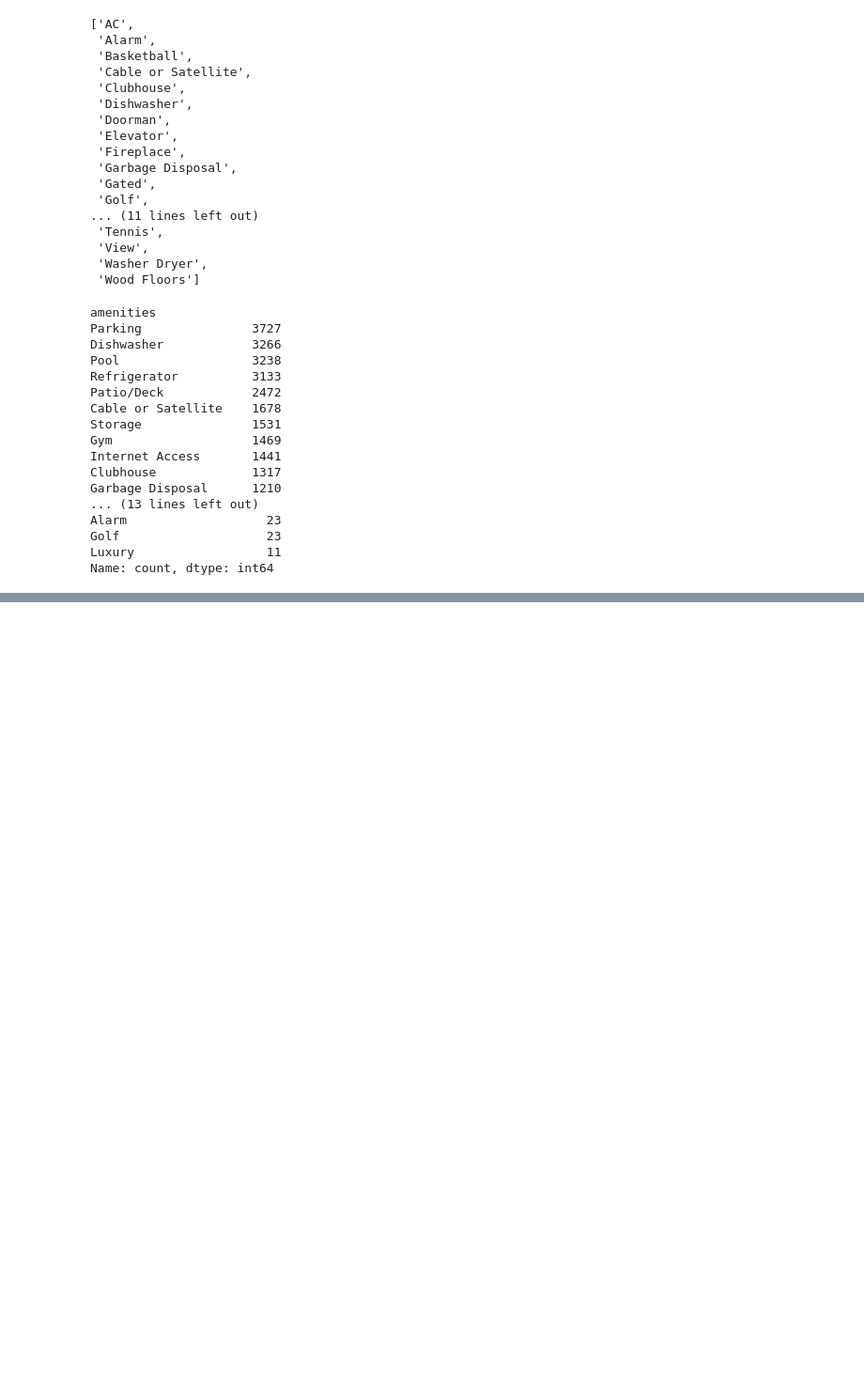
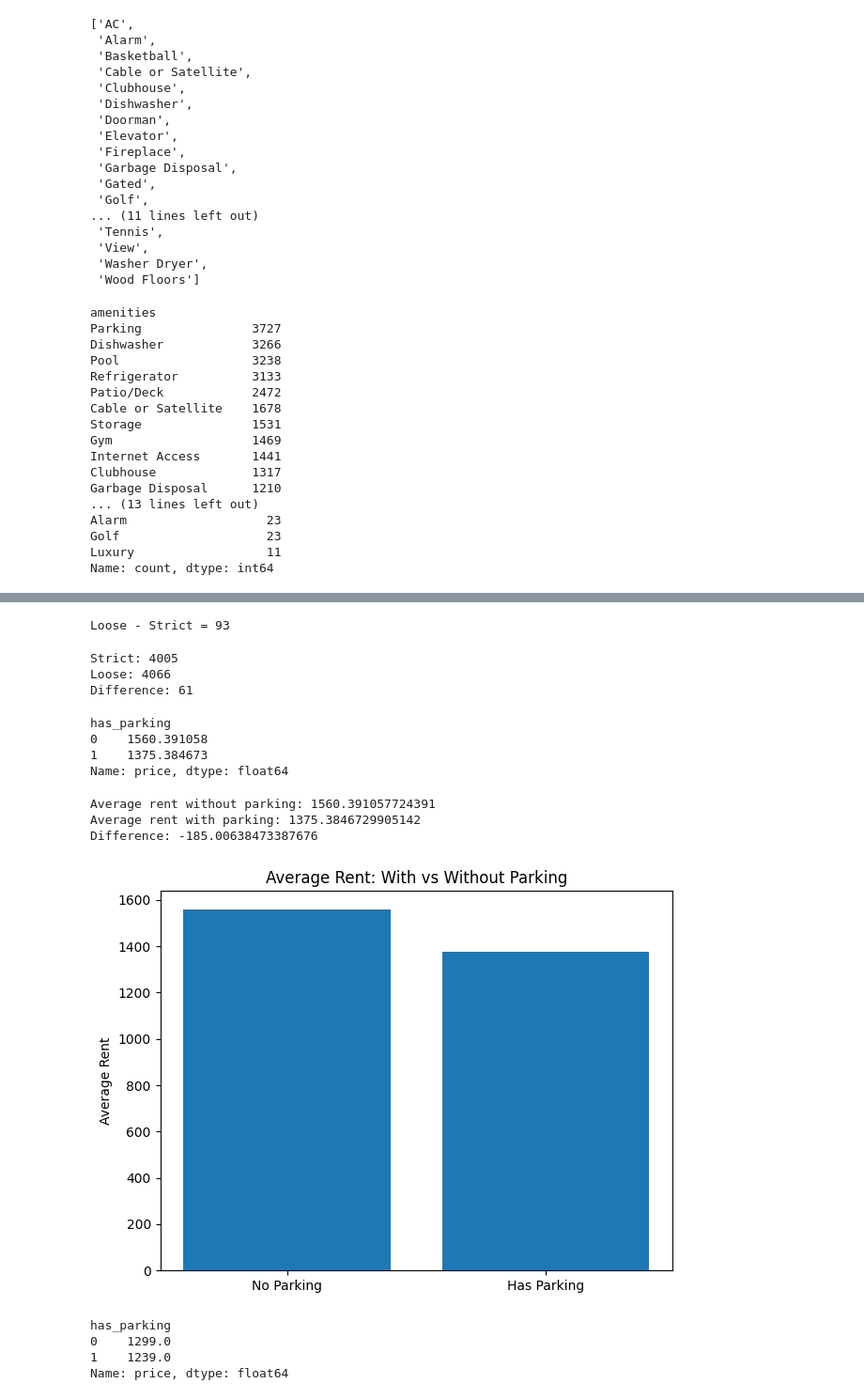
Before and after one commit to darrelljing21/ITEC4305-project, a Jupyter notebook: rent.ipynb, the cells around one changed output, grey strips where cells are left out. Shown at 94% size. Saved outputs shown, nothing was run; the diff lists cells and outputs as text; code cells hidden in the pictures; blank space fills up the shorter version.

```diff
--- a/rent.ipynb
+++ b/rent.ipynb
@@ -419,0 +500,78 @@ df[df["square_feet"] > 30000]
+# %%
+pattern_strict = r"\b(parking|garage)\b"
+pattern_loose = r"parking|garage"
+
+strict = df["body"].fillna("").str.contains(pattern_strict, case=False, regex=True)
+loose = df["body"].fillna("").str.contains(pattern_loose, case=False, regex=True)
+
+print("Loose - Strict =", (loose & ~strict).sum())
+# %% [output]
+Loose - Strict = 93
+# %%
+pattern_strict = r"\b(?:parking|garage)\b"
+pattern_loose = r"parking|garage"
+
+amen_strict = df["amenities"].fillna("").str.contains(pattern_strict, case=False, regex=True)
+body_strict = df["body"].fillna("").str.contains(pattern_strict, case=False, regex=True)
+
+amen_loose = df["amenities"].fillna("").str.contains(pattern_loose, case=False, regex=True)
+body_loose = df["body"].fillna("").str.contains(pattern_loose, case=False, regex=True)
+
+either_strict = (amen_strict | body_strict).sum()
+either_loose = (amen_loose | body_loose).sum()
+
+print("Strict:", either_strict)
+print("Loose:", either_loose)
+print("Difference:", either_loose - either_strict)
+# %% [output]
+Strict: 4005
+Loose: 4066
+Difference: 61
+# %%
+import numpy as np
+
+parking_pattern = r"\b(parking|garage|carport|off[-\s]?street|driveway|parking\s?space)\b"
+
+df["has_parking"] = (
+    df["amenities"].fillna("").str.contains(parking_pattern, case=False, regex=True)
+    |
+    df["body"].fillna("").str.contains(parking_pattern, case=False, regex=True)
+).astype(int)
+# %%
+df.groupby("has_parking")["price"].mean()
+# %% [output]
+has_parking
+0    1560.391058
+1    1375.384673
+Name: price, dtype: float64
+# %%
+price_diff = df.groupby("has_parking")["price"].mean()
+difference = price_diff[1] - price_diff[0]
+
+print("Average rent without parking:", price_diff[0])
+print("Average rent with parking:", price_diff[1])
+print("Difference:", difference)
+# %% [output]
+Average rent without parking: 1560.391057724391
+Average rent with parking: 1375.3846729905142
+Difference: -185.00638473387676
+# %%
+import matplotlib.pyplot as plt
+
+avg_prices = df.groupby("has_parking")["price"].mean()
+
+plt.figure()
+plt.bar(["No Parking", "Has Parking"], avg_prices.values)
+plt.ylabel("Average Rent")
+plt.title("Average Rent: With vs Without Parking")
+plt.tight_layout()
+plt.show()
+# %% [output]
+[figure, added]
+# %%
+df.groupby("has_parking")["price"].median()
+# %% [output]
+has_parking
+0    1299.0
+1    1239.0
+Name: price, dtype: float64
```
Also changed, not shown: parts of 37 cells of this notebook, 2 other files.
